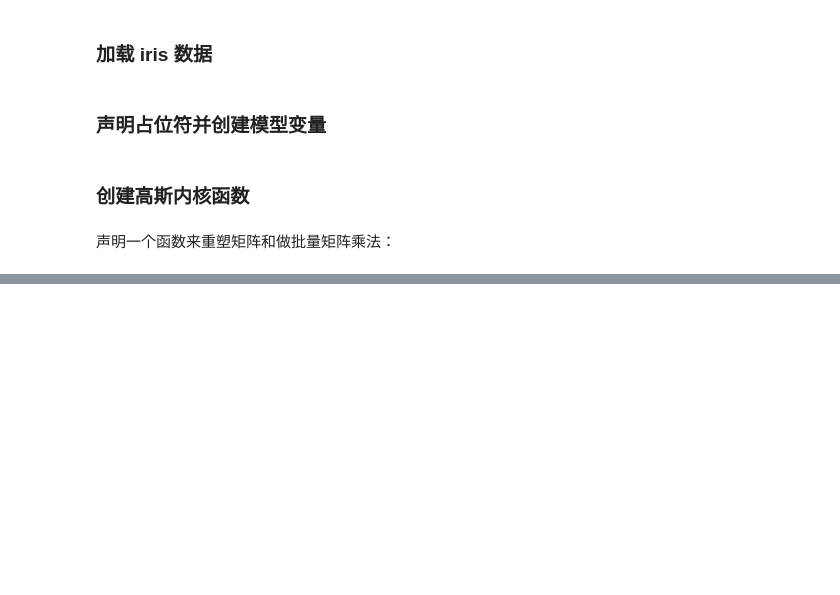
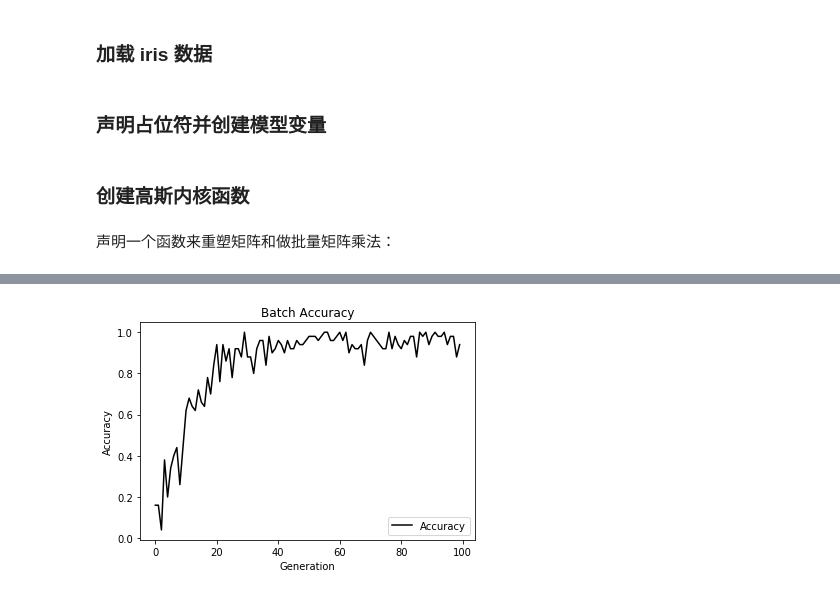
Before and after one commit to fooyou/tensor-flow_cookbook, a Jupyter notebook: 04_Support_Vector_Machines/06_multiclass_svm.ipynb, the cells around one changed output, grey strips where cells are left out. Drawn from its saved outputs; the diff is of its cells as text; code cells hidden in the pictures; blank space fills up the shorter version.

```diff
--- a/04_Support_Vector_Machines/06_multiclass_svm.ipynb
+++ b/04_Support_Vector_Machines/06_multiclass_svm.ipynb
@@ -73,4 +73,4 @@ my_kernel = tf.exp(tf.multiply(gamma, tf.abs(sq_dists)))
 def reshape_matmul(mat):
     v1 = tf.expand_dims(mat, 1)
     v2 = tf.reshape(v1, [3, batch_size, 1])
-    return
+    return (tf.matmul(v2, v1))
@@ -76,0 +79,7 @@ def reshape_matmul(mat):
+# %%
+# Compute SVM Model
+first_term = tf.reduce_sum(b)
+b_vec_cross = tf.matmul(tf.transpose(b), b)
+y_target_cross = reshape_matmul(y_target)
+second_term = tf.reduce_sum(tf.multiply(my_kernel, tf.multiply(b_vec_cross, y_target_cross)), [1, 2])
+loss = tf.reduce_sum(tf.negative(tf.subtract(first_term, second_term)))
@@ -76,0 +100,8 @@ def reshape_matmul(mat):
+# %%
+# Declare optimizer
+my_opt = tf.train.GradientDescentOptimizer(0.01)
+train_step = my_opt.minimize(loss)
+
+# Initialize variables
+init = tf.global_variables_initializer()
+sess.run(init)
@@ -76,0 +169,10 @@ def reshape_matmul(mat):
+# %%
+# Plot batch accuracy
+plt.plot(batch_accuracy, 'k-', label='Accuracy')
+plt.title('Batch Accuracy')
+plt.xlabel('Generation')
+plt.ylabel('Accuracy')
+plt.legend(loc='lower right')
+plt.show()
+# %% [output]
+[figure, added]
```
Also changed, not shown: parts of 11 cells of this notebook, 1 other file.
